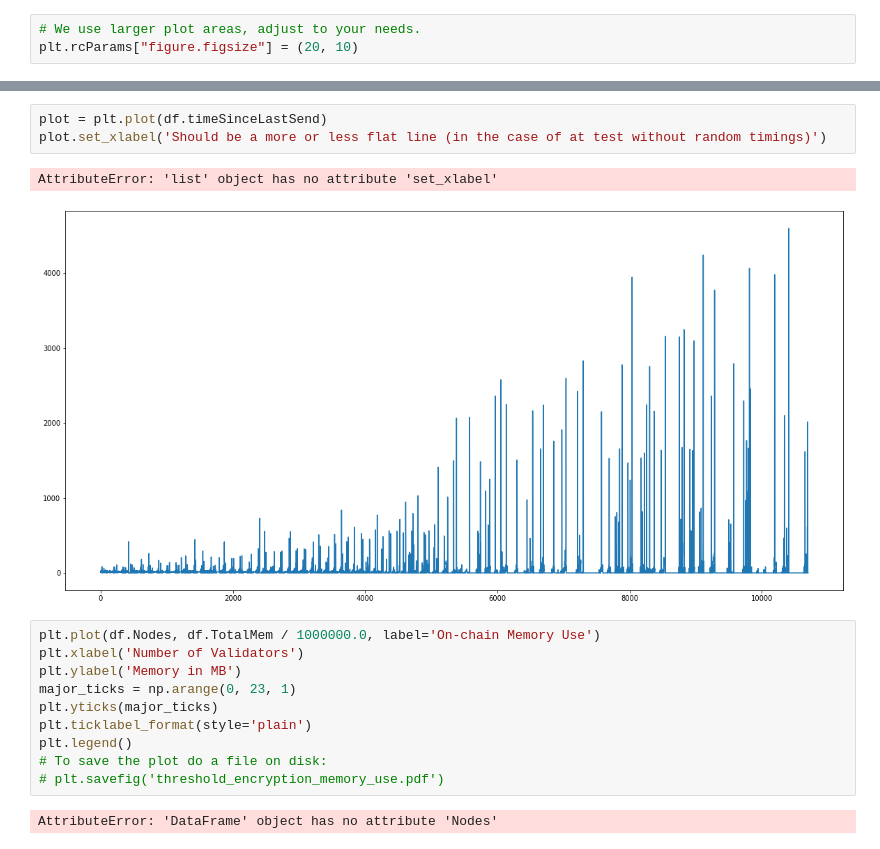
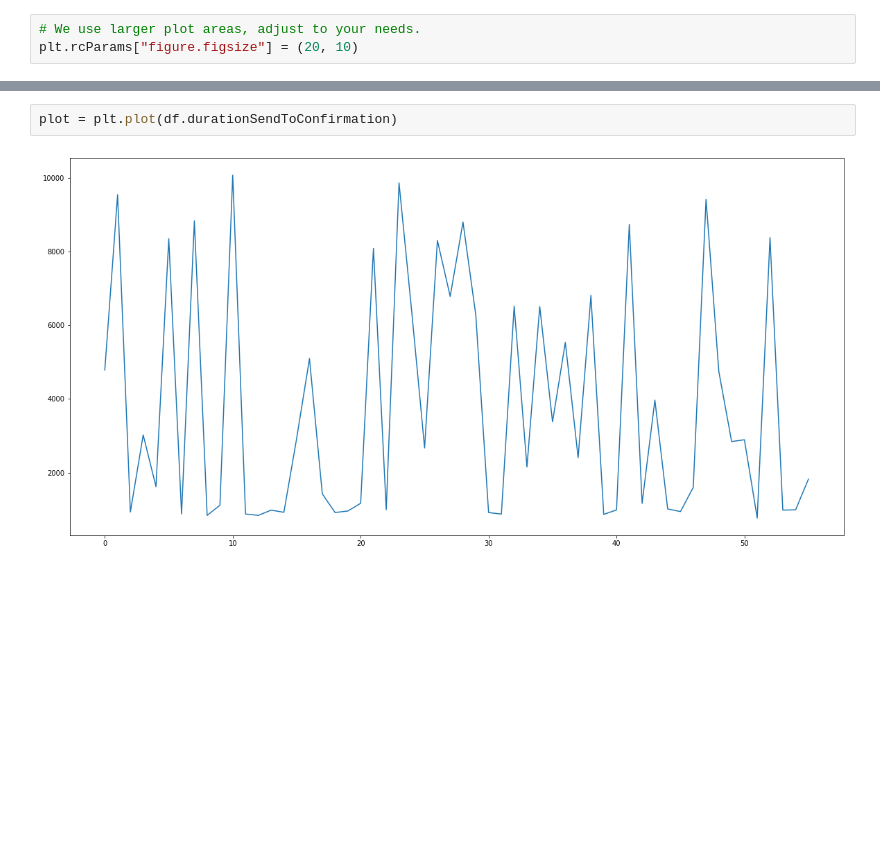
Before and after one commit to lab10-coop/honey-badger-testing, a Jupyter notebook: jupyter/playground_thomas.ipynb, the cells around one changed output, grey strips where cells are left out. Cells and saved outputs as stored; diff of their text form; blank space fills up the shorter version.

```diff
--- a/jupyter/playground_thomas.ipynb
+++ b/jupyter/playground_thomas.ipynb
@@ -30,18 +31,4 @@ df.head()
-# %%
-plot = plt.plot(df.timeSinceLastSend)
-plot.set_xlabel('Should be a more or less flat line (in the case of at test without random timings)')
-# %% [output]
-AttributeError: 'list' object has no attribute 'set_xlabel'
-[figure, removed]
-# %%
-plt.plot(df.Nodes, df.TotalMem / 1000000.0, label='On-chain Memory Use')
-plt.xlabel('Number of Validators')
-plt.ylabel('Memory in MB')
-major_ticks = np.arange(0, 23, 1)
-plt.yticks(major_ticks)
-plt.ticklabel_format(style='plain')
-plt.legend()
-# To save the plot do a file on disk:
-# plt.savefig('threshold_encryption_memory_use.pdf')
-# %% [output]
-AttributeError: 'DataFrame' object has no attribute 'Nodes'
+# %%
+plot = plt.plot(df.durationSendToConfirmation)
+# %% [output]
+[figure, added]
```
Also changed, not shown: parts of 3 cells of this notebook, 18 other files.
